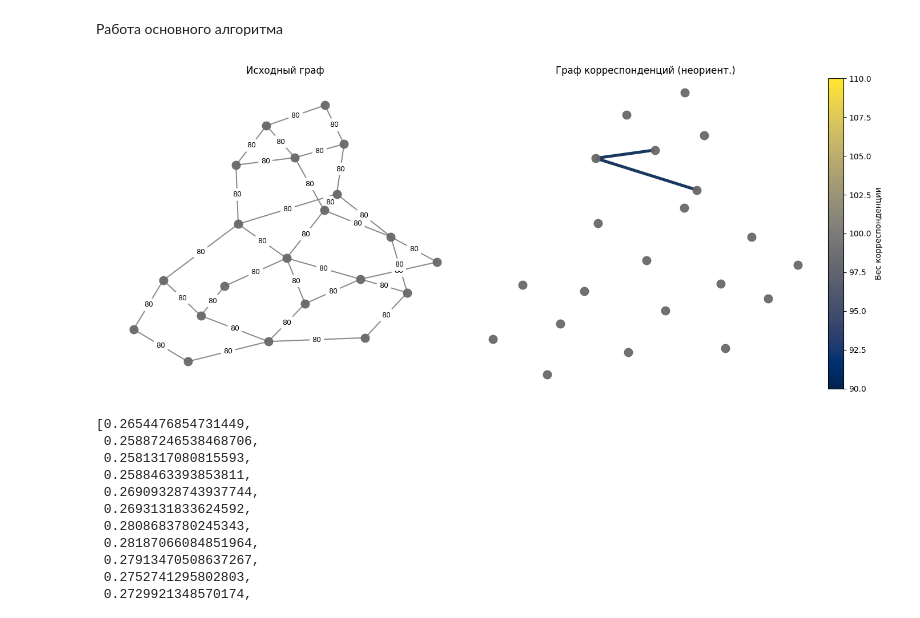
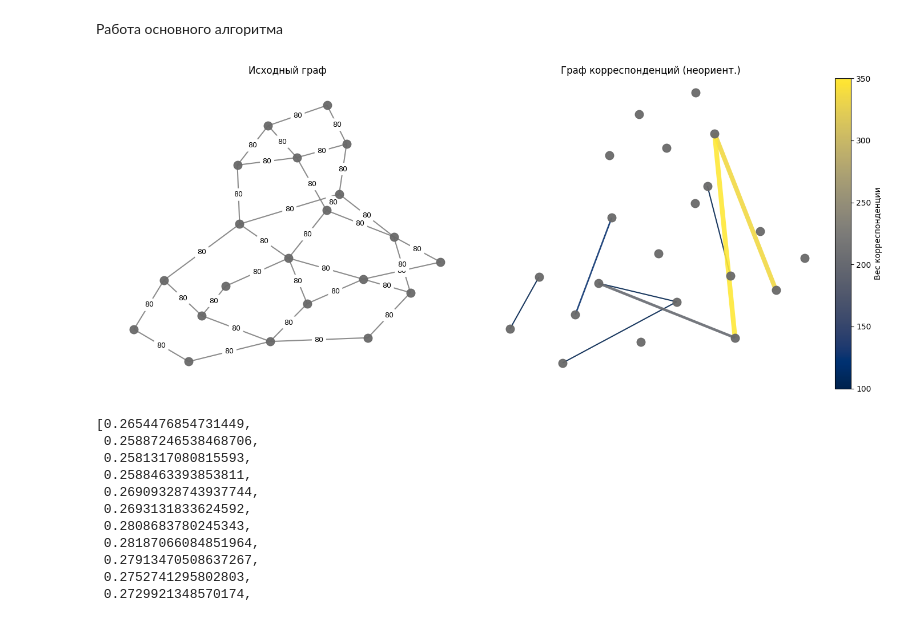
Before and after one commit to Karasiari/Graphs, a Jupyter notebook: Generating_demands.ipynb, the cells around one changed output. Cells and saved outputs as stored; diff of their text form; code cells hidden in the pictures.

```diff
--- a/Generating_demands.ipynb
+++ b/Generating_demands.ipynb
@@ -784,15 +832,15 @@ print(graphMCF.generate_cut(type='adversarial'))
 # %% [markdown]
 Работа основного алгоритма
 # %%
-graphMCF.generate_demands(alpha_target=0.8, epsilon=0.05)
+graphMCF.generate_demands(alpha_target=0.55, epsilon=0.01)
 graphMCF.visualise_with_demands(
             node_size=110,
             demand_edge_width_range=(1.5, 6.0),
             seed=123,
             demand_edge_cmap='cividis'
         )
 # %% [output]
-[figure, old version]
+[figure, new version]
 # %%
 graphMCF.alpha_history
 # %% [output]
```
Also changed, not shown: parts of 5 cells of this notebook.
